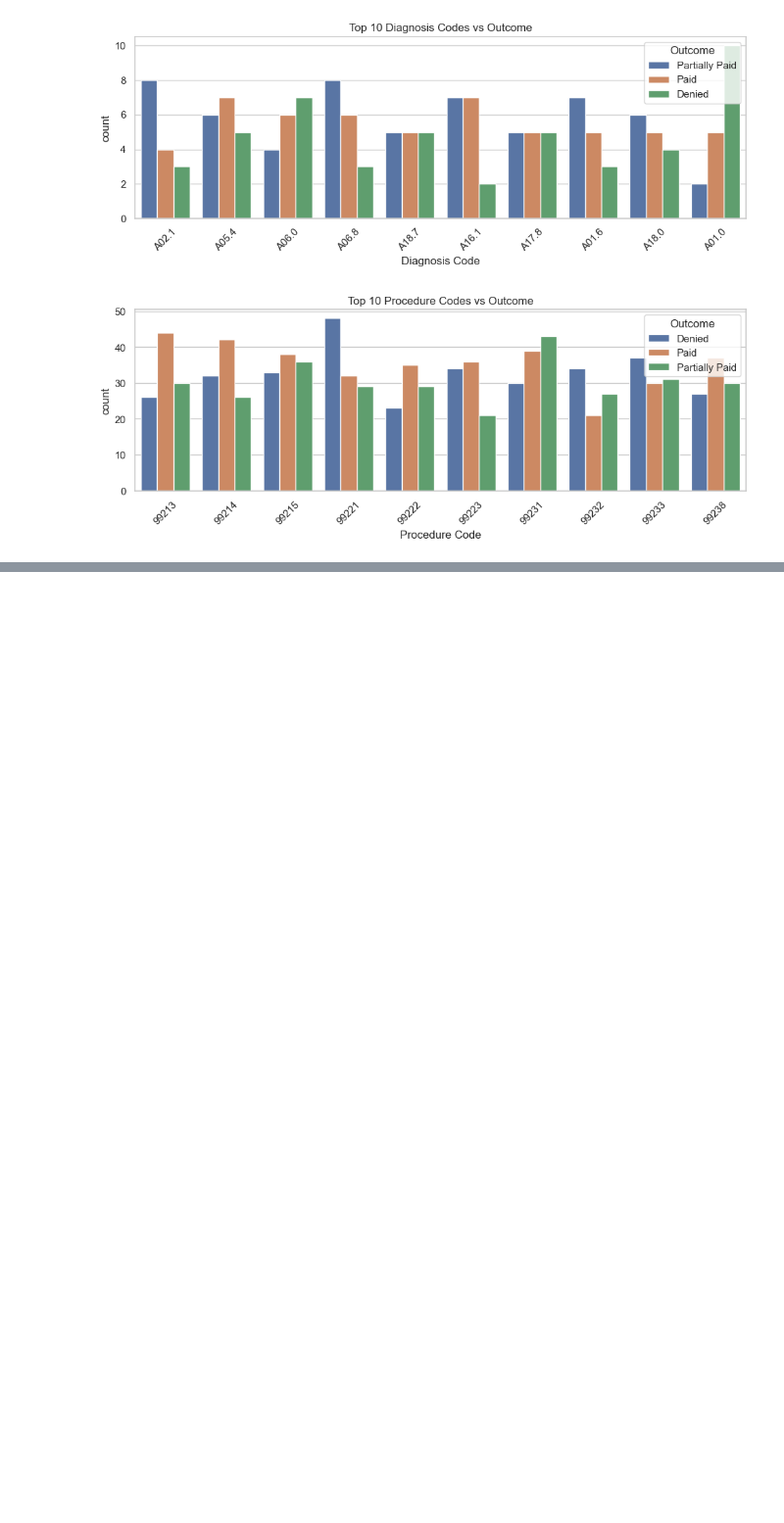
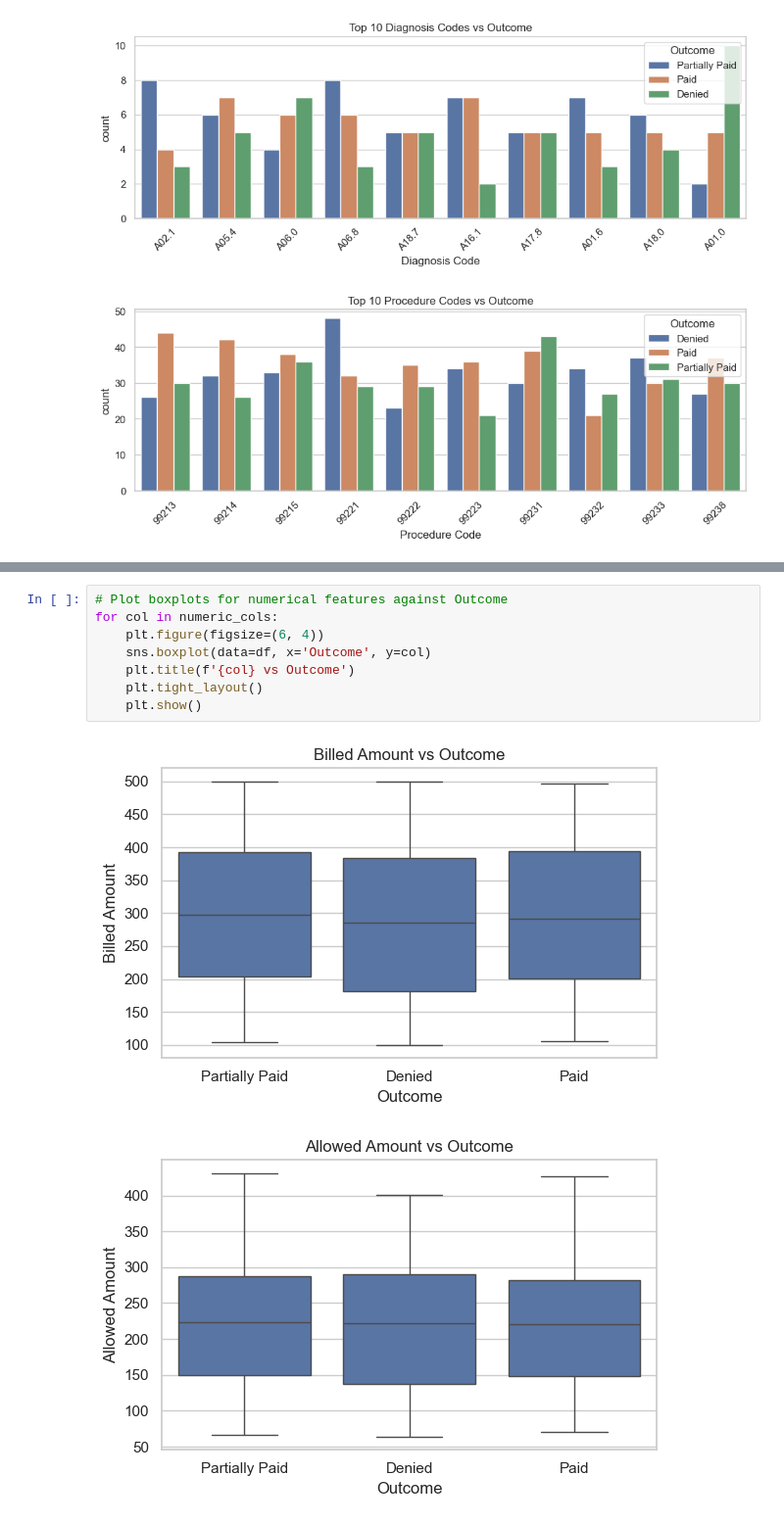
Before and after one commit to aidaabc11/health-insurance-claims-analysis, a Jupyter notebook: notebooks/3_EDA.ipynb, the cells around one changed output, grey strips where cells are left out. Shown at 98% size. Cells and saved outputs as stored; diff of their text form; blank space fills up the shorter version.

```diff
--- a/notebooks/3_EDA.ipynb
+++ b/notebooks/3_EDA.ipynb
@@ -163,0 +235,11 @@ plt.show()
+# %%
+# Plot boxplots for numerical features against Outcome
+for col in numeric_cols:
+    plt.figure(figsize=(6, 4))
+    sns.boxplot(data=df, x='Outcome', y=col)
+    plt.title(f'{col} vs Outcome')
+    plt.tight_layout()
+    plt.show()
+# %% [output]
+[figure, added]
+[figure, added]
```
Also changed, not shown: parts of 5 cells of this notebook.
